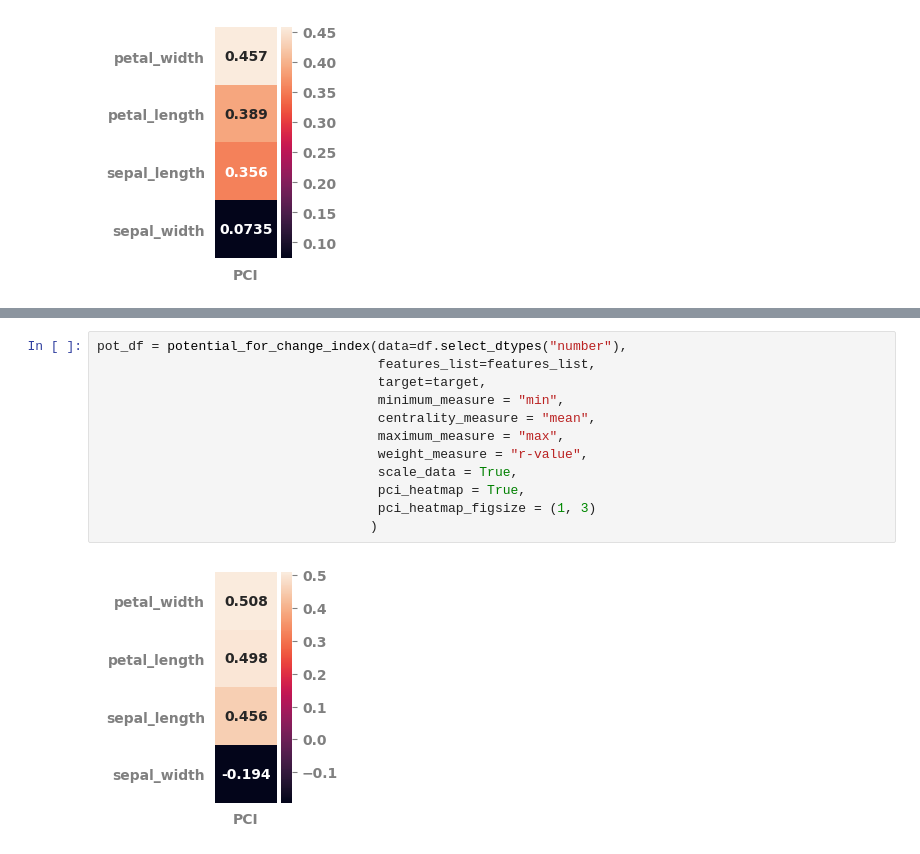
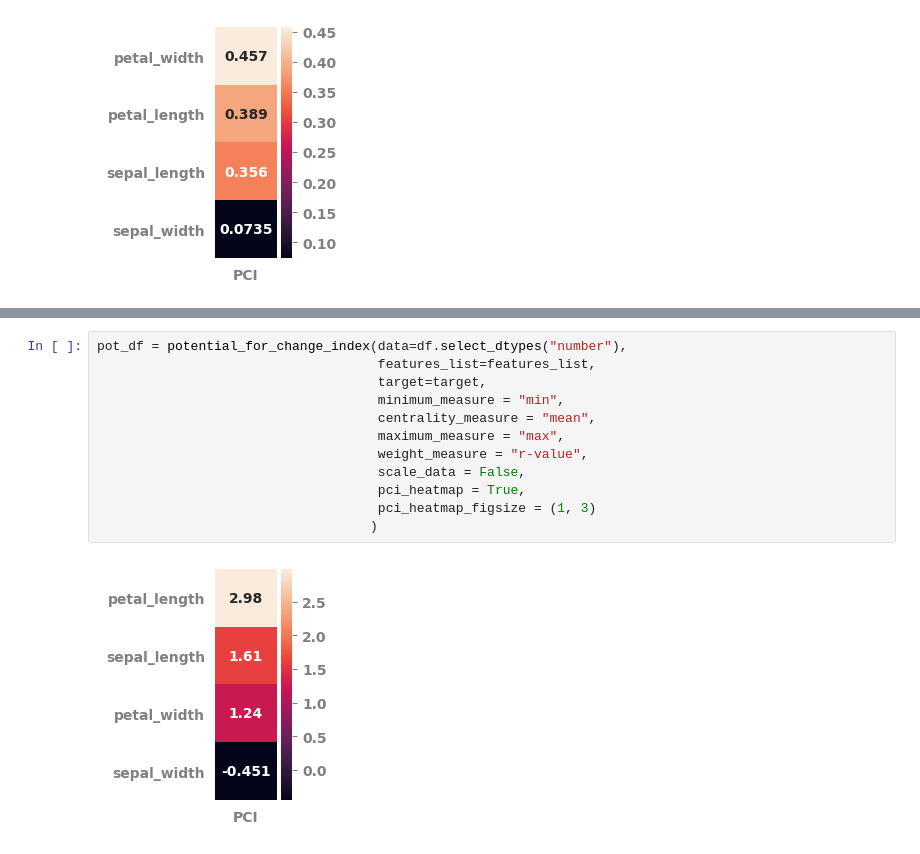
Before and after one commit to jameshtwose/jmspack, a Jupyter notebook: notebooks/frequentist_statistics.ipynb, the cells around one changed output, grey strips where cells are left out. Drawn from its saved outputs; the diff is of its cells as text.

```diff
--- a/notebooks/frequentist_statistics.ipynb
+++ b/notebooks/frequentist_statistics.ipynb
@@ -165,14 +182,14 @@ pot_df = potential_for_change_index(data=df.select_dtypes("number"),
 # %%
 pot_df = potential_for_change_index(data=df.select_dtypes("number"),
                                     features_list=features_list,
                                     target=target,
                                     minimum_measure = "min",
                                     centrality_measure = "mean",
                                     maximum_measure = "max",
                                     weight_measure = "r-value",
-                                    scale_data = True,
+                                    scale_data = False,
                                     pci_heatmap = True,
                                     pci_heatmap_figsize = (1, 3)
                                    )
 # %% [output]
-[figure, old version]
+[figure, new version]
```
Also changed, not shown: parts of 6 cells of this notebook, 8 other files.
